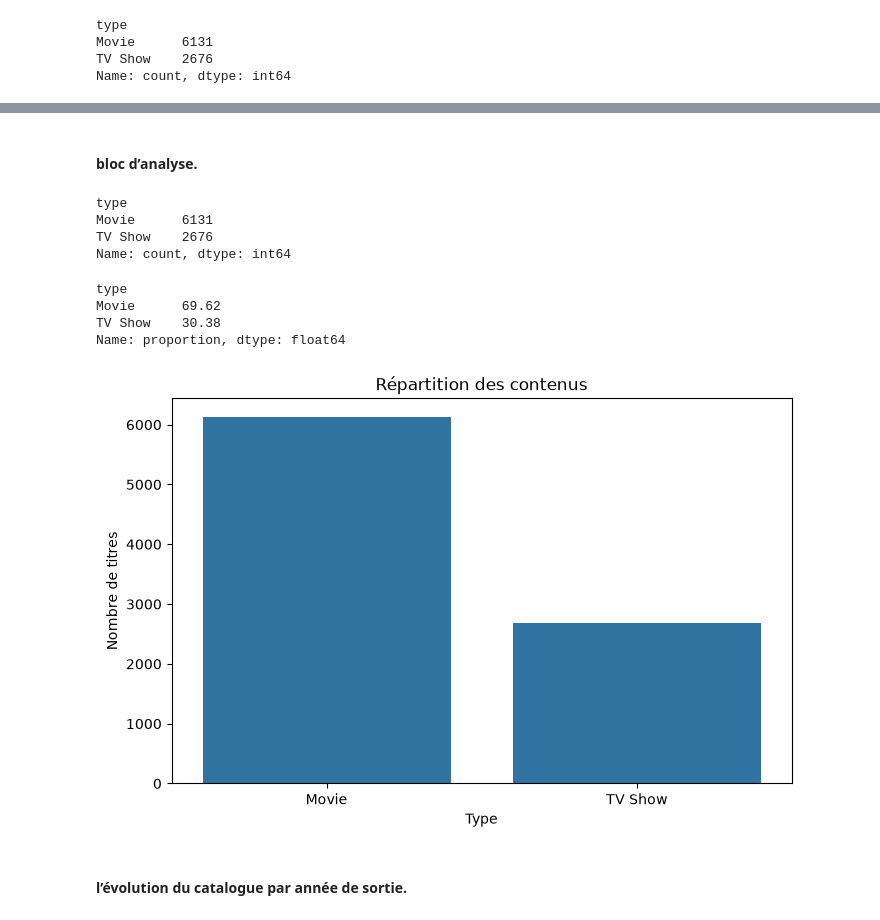
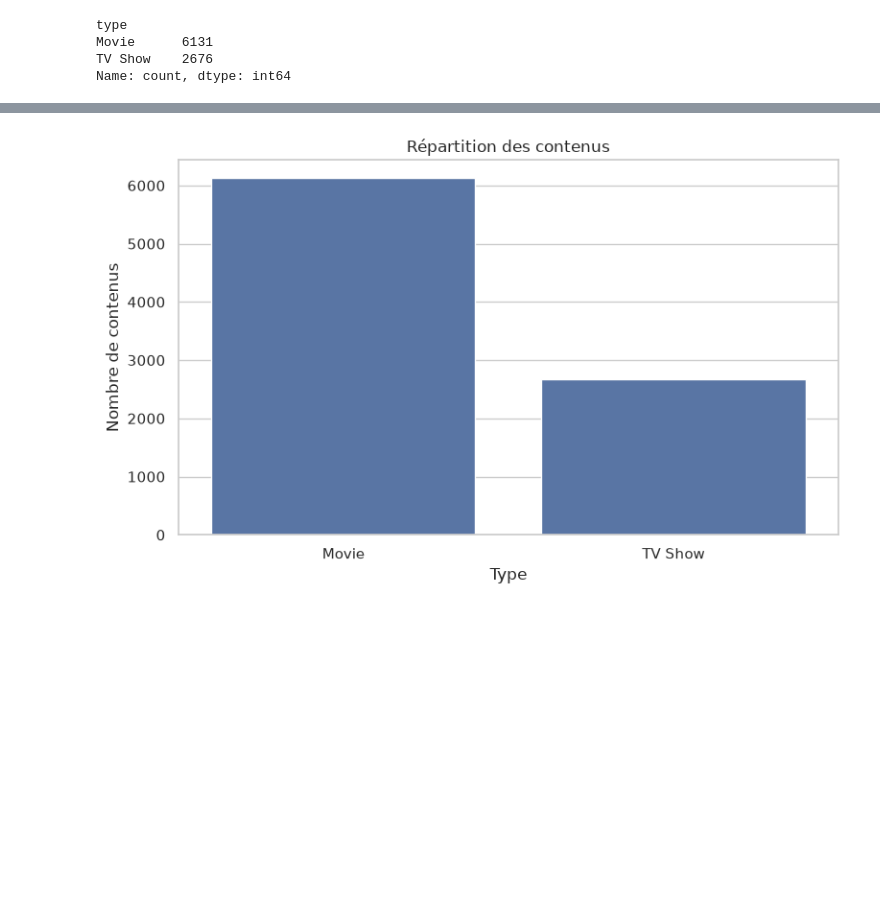
Before and after one commit to NyxStackX/content-analytics, a Jupyter notebook: notebooks/01_exploration.ipynb, the cells around one changed output, grey strips where cells are left out. Drawn from its saved outputs; the diff is of its cells as text; code cells hidden in the pictures; blank space fills up the shorter version.

Commit message:
feat: add initial data exploration

```diff
--- a/notebooks/01_exploration.ipynb
+++ b/notebooks/01_exploration.ipynb
@@ -3,6 +13,4 @@ import pandas as pd
 import matplotlib.pyplot as plt
 import seaborn as sns
 
-df = pd.read_csv("../data/processed/netflix_titles_clean.csv")
-
-df.head()
+sns.set_theme(style="whitegrid")
@@ -57,30 +128,12 @@ Name: release_year, dtype: float64
-# %% [markdown]
-#### bloc d’analyse.
-# %%
-# Répartition des contenus
-df["type"].value_counts()
-# %% [output]
-type
-Movie      6131
-TV Show    2676
-Name: count, dtype: int64
-# %%
-# Pourcentage Films / Séries
-df["type"].value_counts(normalize=True).mul(100).round(2)
-# %% [output]
-type
-Movie      69.62
-TV Show    30.38
-Name: proportion, dtype: float64
 # %%
-# Visualisation
 plt.figure(figsize=(8, 5))
+
 sns.countplot(data=df, x="type")
+
 plt.title("Répartition des contenus")
 plt.xlabel("Type")
-plt.ylabel("Nombre de titres")
+plt.ylabel("Nombre de contenus")
+plt.tight_layout()
 plt.show()
 # %% [output]
-[figure, old version]
+[figure, new version]
-# %% [markdown]
-#### l’évolution du catalogue par année de sortie.
```
Also changed, not shown: parts of 29 cells of this notebook.
